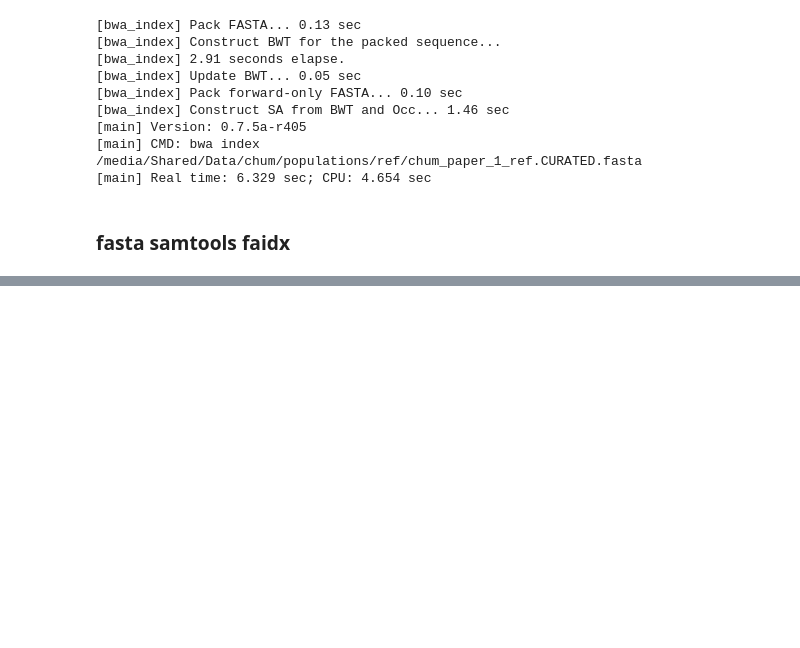
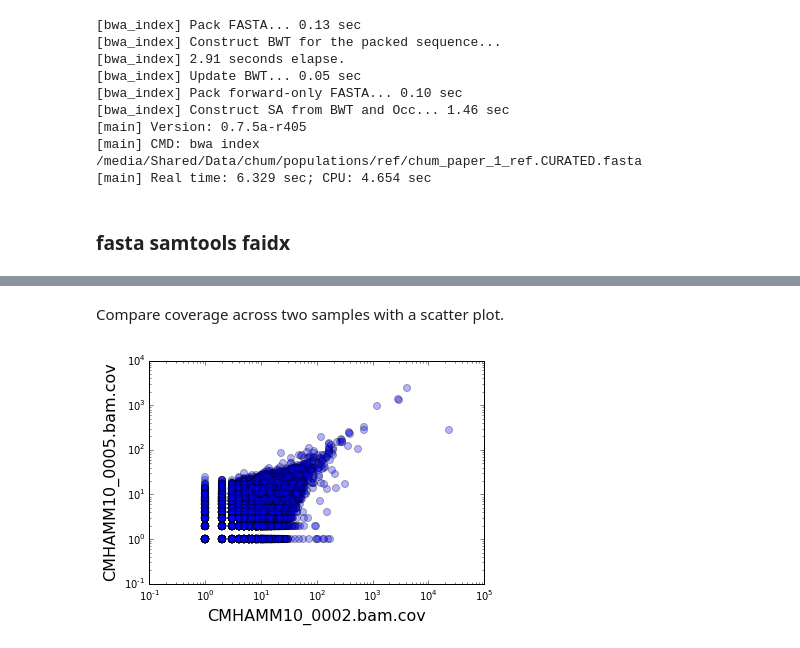
Before and after one commit to rwaples/chum_populations, a Jupyter notebook: align_pop_data_to_reference.ipynb, the cells around one changed output, grey strips where cells are left out. Saved outputs shown, nothing was run; the diff lists cells and outputs as text; code cells hidden in the pictures; blank space fills up the shorter version.

```diff
--- a/align_pop_data_to_reference.ipynb
+++ b/align_pop_data_to_reference.ipynb
@@ -172,0 +226,7 @@ for xx in bwa_prefilter_bams:
+# %% [markdown]
+Compare coverage across two samples with a scatter plot.
+# %%
+coverage_scatter('/home/ipseg/Desktop/waples/chum_populations/data/batch_4/coverage/CMHAMM10_0002.bam.cov',
+    '/home/ipseg/Desktop/waples/chum_populations/data/batch_4/coverage/CMHAMM10_0005.bam.cov')
+# %% [output]
+[figure, added]
```
Also changed, not shown: parts of 21 cells of this notebook, 9 other files.
